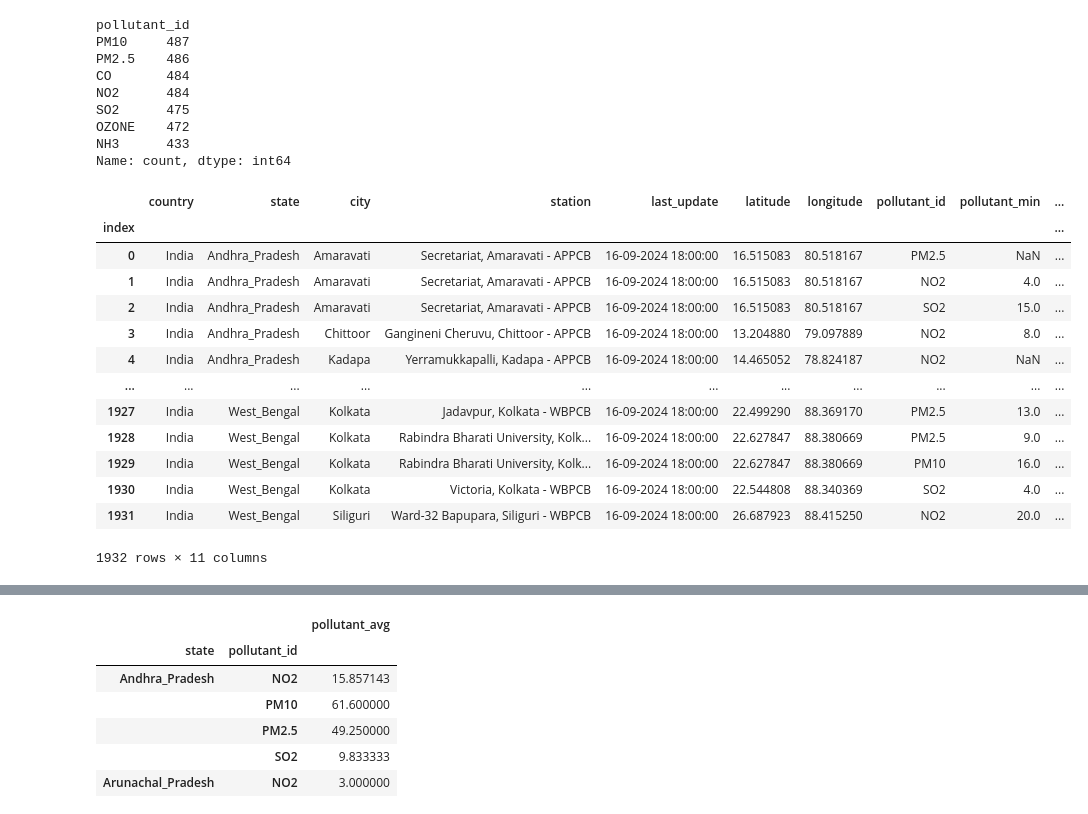
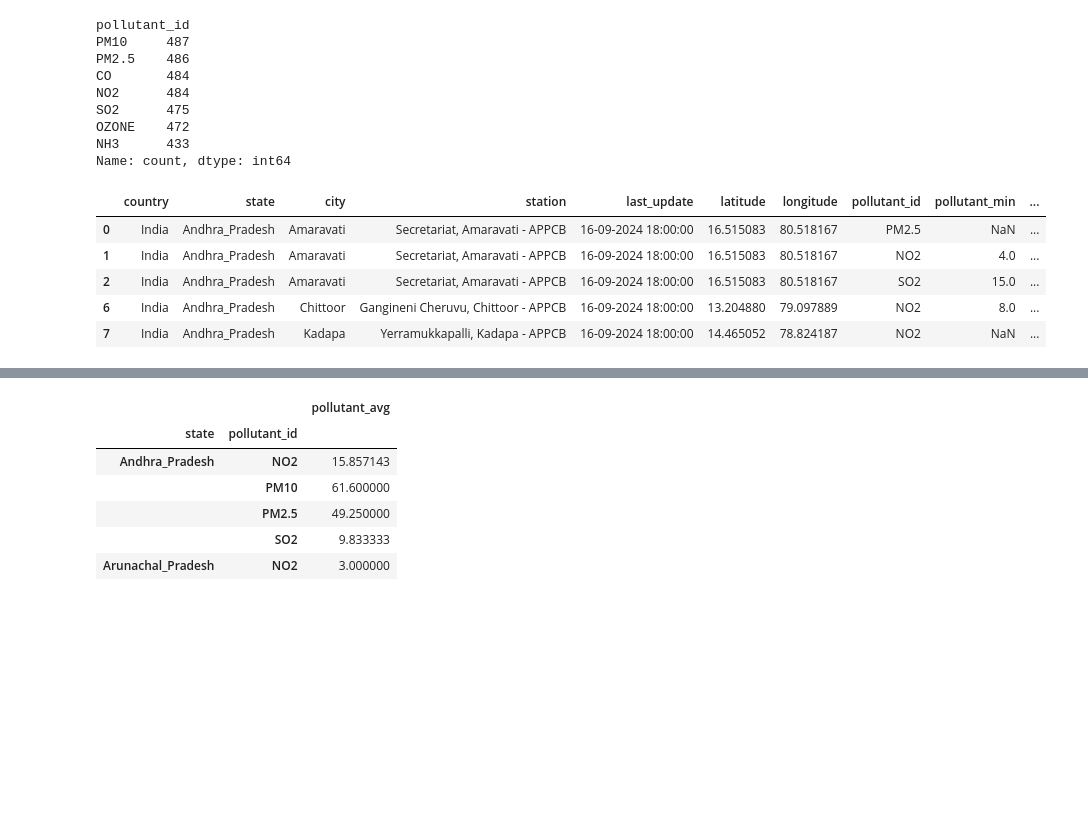
Before and after one commit to latheeshpoondla/Project, a Jupyter notebook: DSProject.ipynb, the cells around one changed output, grey strips where cells are left out. Drawn from its saved outputs; the diff is of its cells as text; code cells hidden in the pictures; blank space fills up the shorter version.

```diff
--- a/DSProject.ipynb
+++ b/DSProject.ipynb
@@ -94,0 +129,9 @@ display(df_2021)
+# %%
+currentdf['state'] = currentdf['state'].str.replace(" ", "_")
+currentdf['state'] = currentdf['state'].str.rstrip('_')
+currentdf['state'] = currentdf['state'].str.replace('Chandigarh', 'Chandigarh_(UT)')
+currentdf['state'] = currentdf['state'].str.replace('Chhattisgarh', 'Chattisgarh')
+currentdf['state'] = currentdf['state'].str.replace('Delhi', 'Delhi_(UT)')
+currentdf['state'] = currentdf['state'].str.replace('Jammu_and_Kashmir', 'Jammu_&_Kashmir_(UT)')
+currentdf['state'] = currentdf['state'].str.replace('Puducherry', 'Puducherry_(UT)')
+states(currentdf, df_2021, df_2022)
@@ -192,23 +211,15 @@ OZONE    472
 NH3      433
 Name: count, dtype: int64
 # %%
-modified_current_df = currentdf[(currentdf["pollutant_id"] != "CO") & (currentdf["pollutant_id"] != "OZONE") & (currentdf["pollutant_id"] != "NH3")]
-modified_current_df.reset_index(inplace=True, drop=True)
-modified_current_df.index.name = 'index'
-display(modified_current_df)
+#removed CO, OZONE, NH3 (noisy data)
+mod_cur_df = currentdf[(currentdf["pollutant_id"] != "CO") & (currentdf["pollutant_id"] != "OZONE") & (currentdf["pollutant_id"] != "NH3")]
+mod_cur_df.reset_index()
+display(mod_cur_df.head())
 # %% [output]
 |  | country | state | city | station | last_update | latitude | longitude | pollutant_id | pollutant_min | ... |
-| index |  |  |  |  |  |  |  |  |  | ... |
 | 0 | India | Andhra_Pradesh | Amaravati | Secretariat, Amaravati - APPCB | 16-09-2024 18:00:00 | 16.515083 | 80.518167 | PM2.5 | NaN | ... |
 | 1 | India | Andhra_Pradesh | Amaravati | Secretariat, Amaravati - APPCB | 16-09-2024 18:00:00 | 16.515083 | 80.518167 | NO2 | 4.0 | ... |
 | 2 | India | Andhra_Pradesh | Amaravati | Secretariat, Amaravati - APPCB | 16-09-2024 18:00:00 | 16.515083 | 80.518167 | SO2 | 15.0 | ... |
-| 3 | India | Andhra_Pradesh | Chittoor | Gangineni Cheruvu, Chittoor - APPCB | 16-09-2024 18:00:00 | 13.204880 | 79.097889 | NO2 | 8.0 | ... |
-| 4 | India | Andhra_Pradesh | Kadapa | Yerramukkapalli, Kadapa - APPCB | 16-09-2024 18:00:00 | 14.465052 | 78.824187 | NO2 | NaN | ... |
-| ... | ... | ... | ... | ... | ... | ... | ... | ... | ... | ... |
-| 1927 | India | West_Bengal | Kolkata | Jadavpur, Kolkata - WBPCB | 16-09-2024 18:00:00 | 22.499290 | 88.369170 | PM2.5 | 13.0 | ... |
-| 1928 | India | West_Bengal | Kolkata | Rabindra Bharati University, Kolk... | 16-09-2024 18:00:00 | 22.627847 | 88.380669 | PM2.5 | 9.0 | ... |
-| 1929 | India | West_Bengal | Kolkata | Rabindra Bharati University, Kolk... | 16-09-2024 18:00:00 | 22.627847 | 88.380669 | PM10 | 16.0 | ... |
-| 1930 | India | West_Bengal | Kolkata | Victoria, Kolkata - WBPCB | 16-09-2024 18:00:00 | 22.544808 | 88.340369 | SO2 | 4.0 | ... |
-| 1931 | India | West_Bengal | Siliguri | Ward-32 Bapupara, Siliguri - WBPCB | 16-09-2024 18:00:00 | 26.687923 | 88.415250 | NO2 | 20.0 | ... |
+| 6 | India | Andhra_Pradesh | Chittoor | Gangineni Cheruvu, Chittoor - APPCB | 16-09-2024 18:00:00 | 13.204880 | 79.097889 | NO2 | 8.0 | ... |
+| 7 | India | Andhra_Pradesh | Kadapa | Yerramukkapalli, Kadapa - APPCB | 16-09-2024 18:00:00 | 14.465052 | 78.824187 | NO2 | NaN | ... |
-1932 rows × 11 columns
 # %%
```
Also changed, not shown: parts of 43 cells of this notebook, 3 other files.
